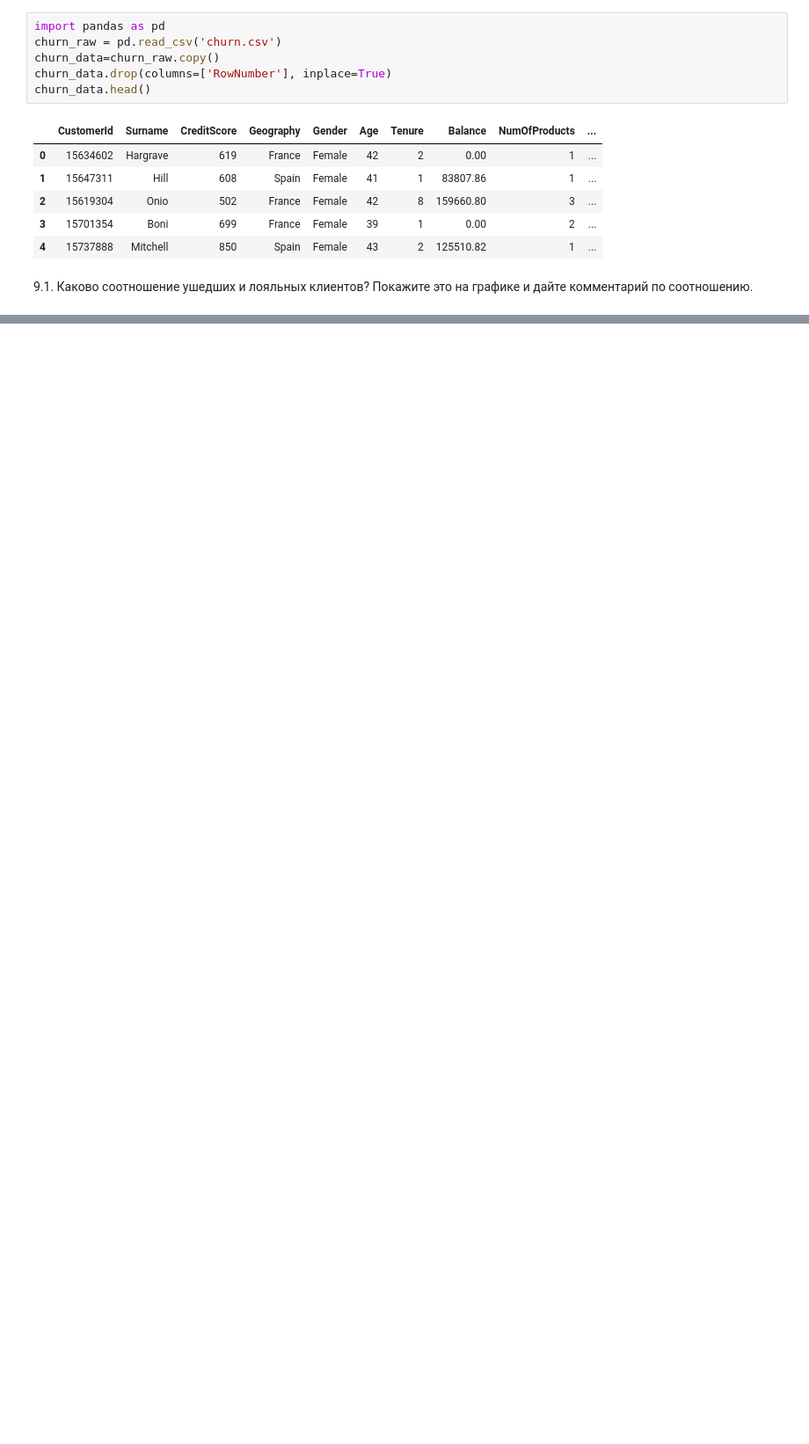
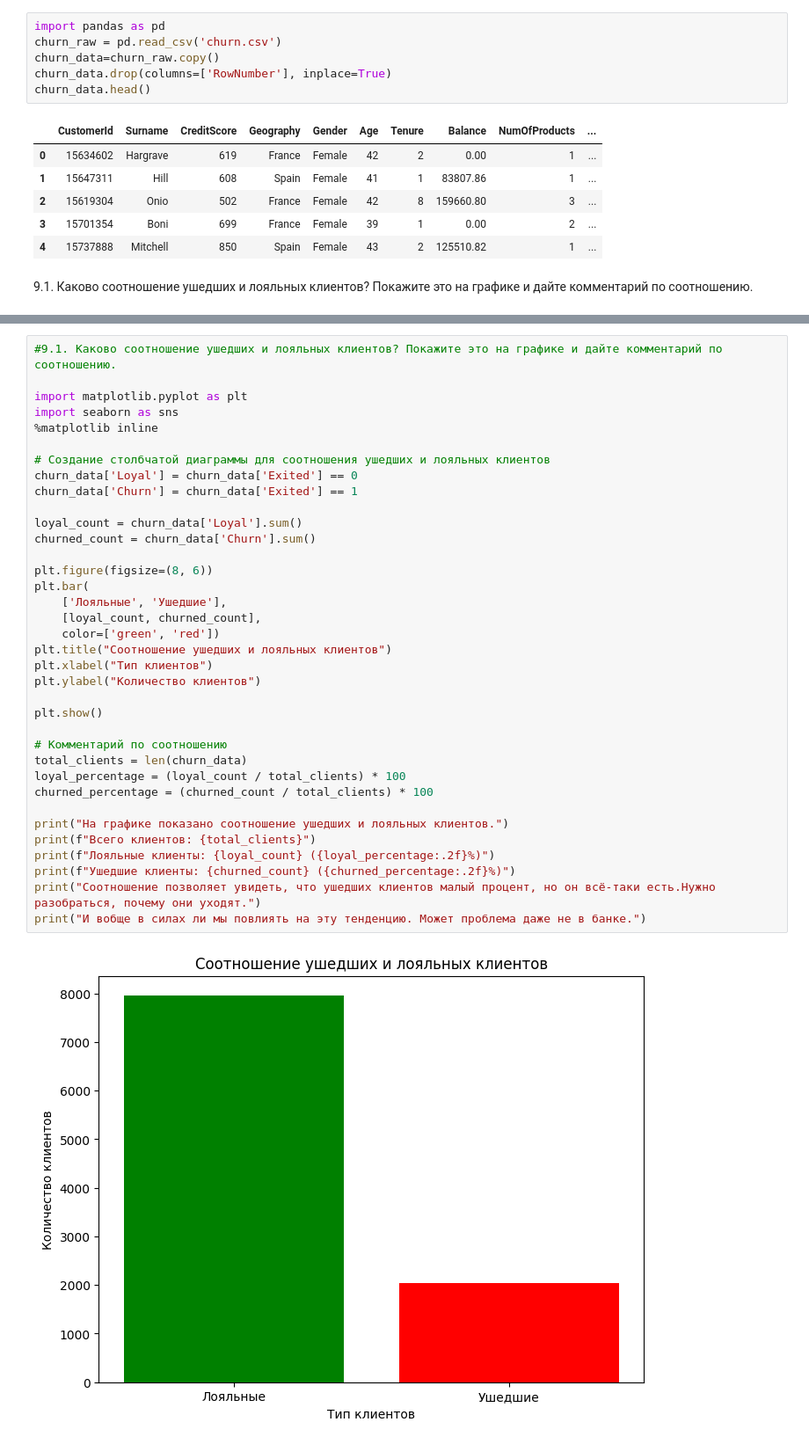
Before and after one commit to crazymarmot/Skillfactory, a Jupyter notebook: PY_13_charts/work_note.ipynb, the cells around one changed output, grey strips where cells are left out. Shown: that part at 88% size. Drawn from its saved outputs; the diff is of its cells as text; blank space fills up the shorter version.

```diff
--- a/PY_13_charts/work_note.ipynb
+++ b/PY_13_charts/work_note.ipynb
@@ -48,0 +16,38 @@ KeyboardInterrupt:
+# %%
+#9.1. Каково соотношение ушедших и лояльных клиентов? Покажите это на графике и дайте комментарий по соотношению.
+
+import matplotlib.pyplot as plt
+import seaborn as sns
+%matplotlib inline
+
+# Создание столбчатой диаграммы для соотношения ушедших и лояльных клиентов
+churn_data['Loyal'] = churn_data['Exited'] == 0
+churn_data['Churn'] = churn_data['Exited'] == 1
+
+loyal_count = churn_data['Loyal'].sum()
+churned_count = churn_data['Churn'].sum()
+
+plt.figure(figsize=(8, 6))
+plt.bar(
+    ['Лояльные', 'Ушедшие'],
+    [loyal_count, churned_count],
+    color=['green', 'red'])
+plt.title("Соотношение ушедших и лояльных клиентов")
+plt.xlabel("Тип клиентов")
+plt.ylabel("Количество клиентов")
+
+plt.show()
+
+# Комментарий по соотношению
+total_clients = len(churn_data)
+loyal_percentage = (loyal_count / total_clients) * 100
+churned_percentage = (churned_count / total_clients) * 100
+
+print("На графике показано соотношение ушедших и лояльных клиентов.")
+print(f"Всего клиентов: {total_clients}")
+print(f"Лояльные клиенты: {loyal_count} ({loyal_percentage:.2f}%)")
+print(f"Ушедшие клиенты: {churned_count} ({churned_percentage:.2f}%)")
+print("Соотношение позволяет увидеть, что ушедших клиентов малый процент, но он всё-таки есть.Нужно разобраться, почему они уходят.")
+print("И вобще в силах ли мы повлиять на эту тенденцию. Может проблема даже не в банке.")
+# %% [output]
+[figure, added]
```
Also changed, not shown: parts of 21 cells of this notebook, 1 other file.
